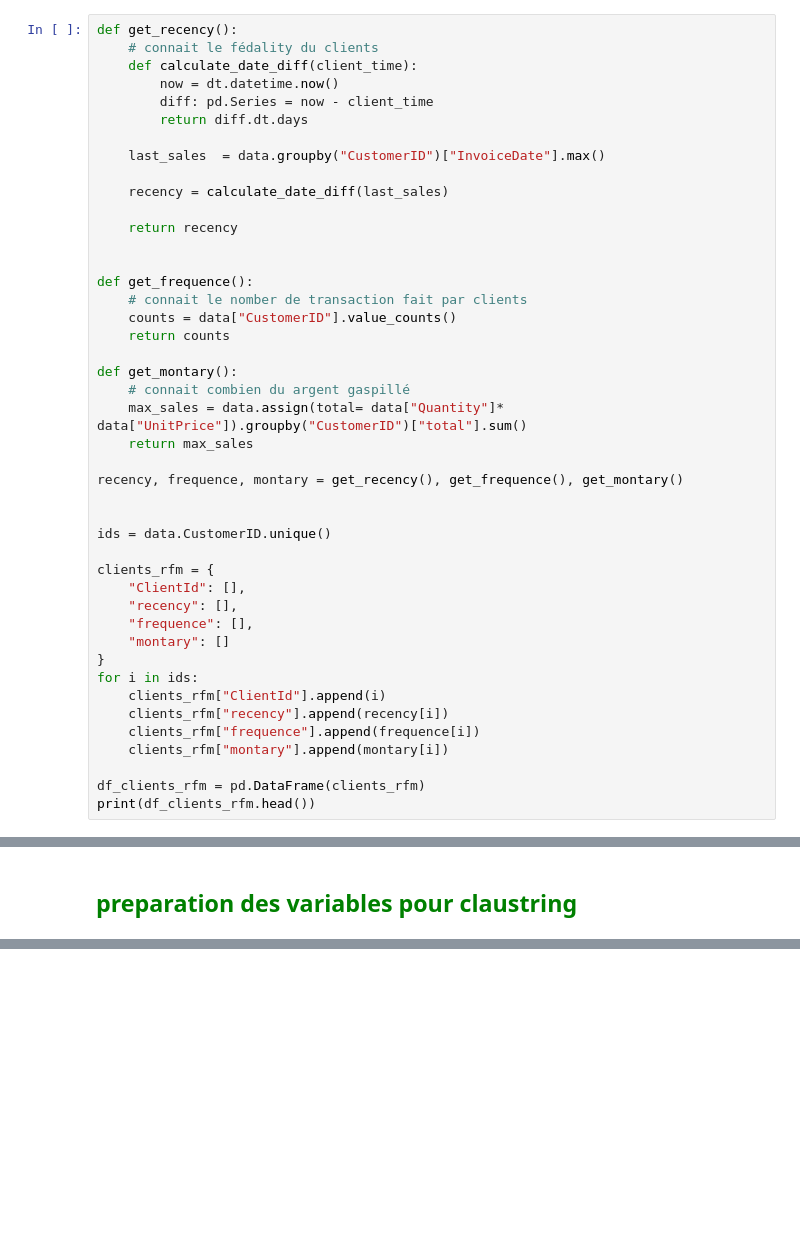
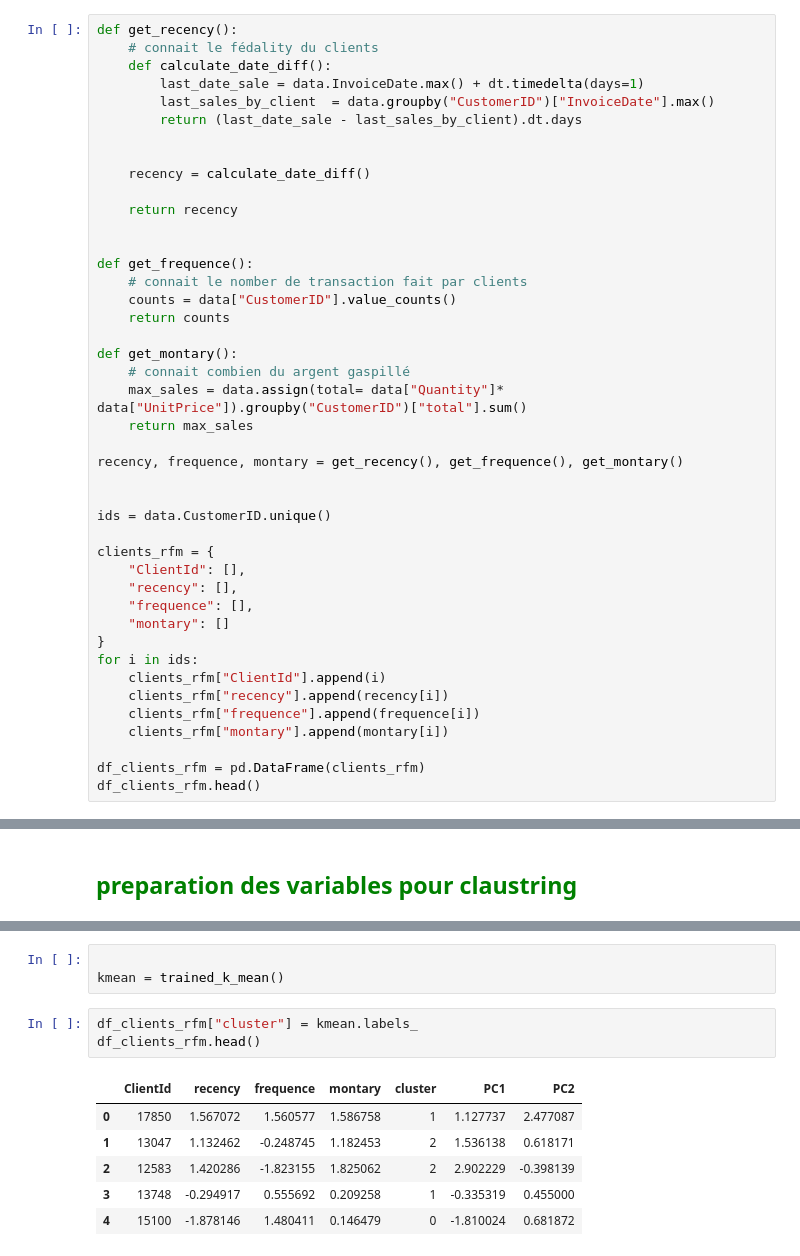
Before and after one commit to zennouh/classification-project, a Jupyter notebook: work.ipynb, the cells around one changed output, grey strips where cells are left out. Saved outputs shown, nothing was run; the diff lists cells and outputs as text; blank space fills up the shorter version.

```diff
--- a/work.ipynb
+++ b/work.ipynb
@@ -77,14 +57,13 @@ None
 # %%
 def get_recency():
     # connait le fédality du clients
-    def calculate_date_diff(client_time):
-        now = dt.datetime.now()
-        diff: pd.Series = now - client_time
-        return diff.dt.days
+    def calculate_date_diff():
+        last_date_sale = data.InvoiceDate.max() + dt.timedelta(days=1)
+        last_sales_by_client  = data.groupby("CustomerID")["InvoiceDate"].max()
+        return (last_date_sale - last_sales_by_client).dt.days
 
-    last_sales  = data.groupby("CustomerID")["InvoiceDate"].max()
 
-    recency = calculate_date_diff(last_sales)
+    recency = calculate_date_diff()
 
     return recency
 
@@ -117,5 +96,5 @@ for i in ids:
     clients_rfm["montary"].append(montary[i])
 
 df_clients_rfm = pd.DataFrame(clients_rfm)
-print(df_clients_rfm.head())
+df_clients_rfm.head()
 # %% [output]
@@ -167,0 +270,13 @@ plt.show()
+# %%
+
+kmean = trained_k_mean()
+# %%
+df_clients_rfm["cluster"] = kmean.labels_
+df_clients_rfm.head()
+# %% [output]
+|  | ClientId | recency | frequence | montary | cluster | PC1 | PC2 |
+| 0 | 17850 | 1.567072 | 1.560577 | 1.586758 | 1 | 1.127737 | 2.477087 |
+| 1 | 13047 | 1.132462 | -0.248745 | 1.182453 | 2 | 1.536138 | 0.618171 |
+| 2 | 12583 | 1.420286 | -1.823155 | 1.825062 | 2 | 2.902229 | -0.398139 |
+| 3 | 13748 | -0.294917 | 0.555692 | 0.209258 | 1 | -0.335319 | 0.455000 |
+| 4 | 15100 | -1.878146 | 1.480411 | 0.146479 | 0 | -1.810024 | 0.681872 |
```
Also changed, not shown: parts of 24 cells of this notebook.
